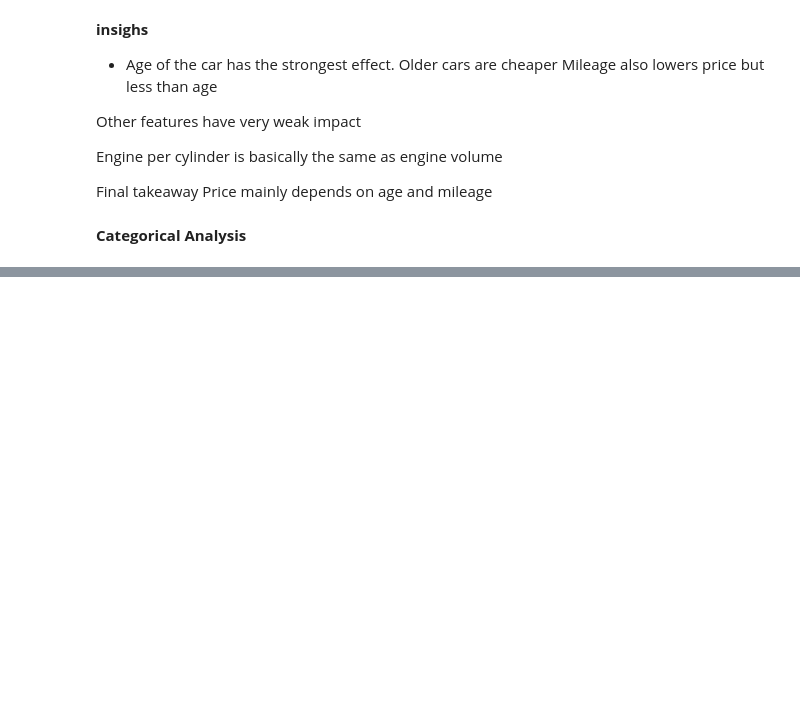
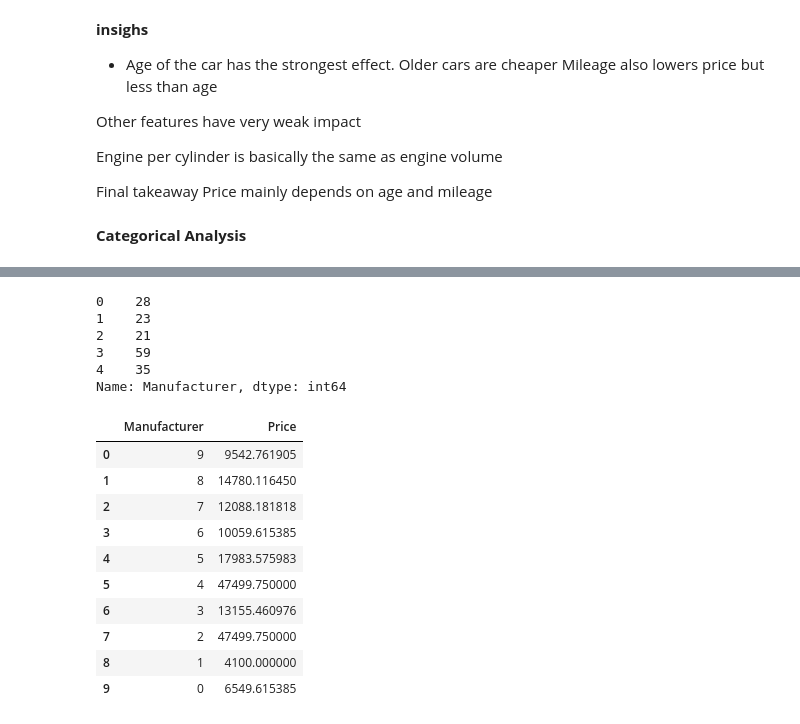
Before and after one commit to Amany-Ibrahim-1510/-car_price_prediction-, a Jupyter notebook: notebooks/eda.ipynb, the cells around one changed output, grey strips where cells are left out. Saved outputs shown, nothing was run; the diff lists cells and outputs as text; code cells hidden in the pictures; blank space fills up the shorter version.

```diff
--- a/notebooks/eda.ipynb
+++ b/notebooks/eda.ipynb
@@ -843,0 +881,31 @@ Unique value counts: 4038
+# %%
+from sklearn.preprocessing import LabelEncoder
+
+feat = 'Manufacturer'
+
+le = LabelEncoder()
+df[feat] = le.fit_transform(df[feat])
+
+df[feat].head()
+# %% [output]
+0    28
+1    23
+2    21
+3    59
+4    35
+Name: Manufacturer, dtype: int64
+# %%
+mean_Manufacturer_group = group_by('Manufacturer', 'mean')
+mean_Manufacturer_group.head(10).sort_values(by="Manufacturer", ascending=False).reset_index(drop=True).style.background_gradient(cmap="Reds", subset=['Price'])
+# %% [output]
+|  | Manufacturer | Price |
+| 0 | 9 | 9542.761905 |
+| 1 | 8 | 14780.116450 |
+| 2 | 7 | 12088.181818 |
+| 3 | 6 | 10059.615385 |
+| 4 | 5 | 17983.575983 |
+| 5 | 4 | 47499.750000 |
+| 6 | 3 | 13155.460976 |
+| 7 | 2 | 47499.750000 |
+| 8 | 1 | 4100.000000 |
+| 9 | 0 | 6549.615385 |
```
Also changed, not shown: parts of 15 cells of this notebook.
